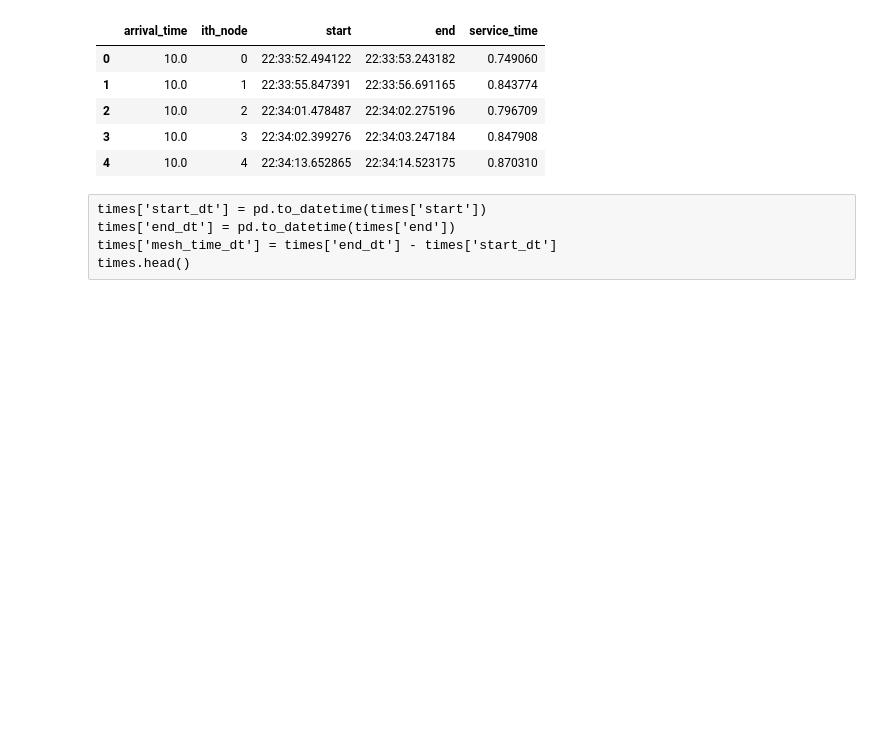
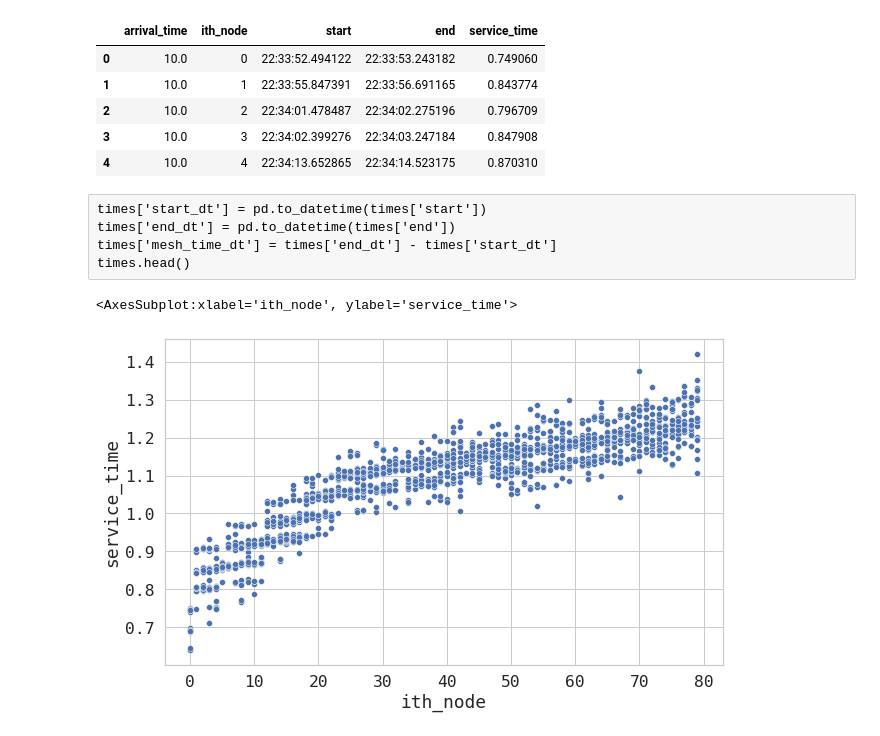
Before and after one commit to javier-pg/sysrepo-cfgssl, a Jupyter notebook: experimental_data/performance_analysis.ipynb, the cells around one changed output. Cells and saved outputs as stored; diff of their text form; code cells hidden in the pictures; blank space fills up the shorter version.

```diff
--- a/experimental_data/performance_analysis.ipynb
+++ b/experimental_data/performance_analysis.ipynb
@@ -124,7 +117,6 @@ sns.regplot(x='number_nodes',
 # %%
-times = pd.read_csv('big_resizing_times.txt', sep=";", header=None)
+times = pd.read_csv('paper_mesh_resizing_times.txt', sep=";", header=None)
 times.columns = ["arrival_time","ith_node","start","end","service_time"]
-#times = times.replace({-1:'continuous'})
 # %%
 times.head()
 # %% [output]
@@ -154,3 +146,17 @@ times = times[~times.groupby(['arrival_time','ith_node'])['service_time'].apply(
 x='ith_node'
 y='service_time'
 hue='arrival_time'
+# %%
+times = times[times.arrival_time==-1]
+#times = times.replace({-1:'sequential'})
+# %%
+fig, axs = plt.subplots(1, 1, figsize=(10,6))
+sns.scatterplot(data=times,
+             x=x,
+             y=y,
+             #hue=hue,
+             ax=axs)
+#plt.ylim(0,max(times[y]))
+# %% [output]
+<AxesSubplot:xlabel='ith_node', ylabel='service_time'>
+[figure, added]
```
Also changed, not shown: parts of 28 cells of this notebook, 13 other files.
